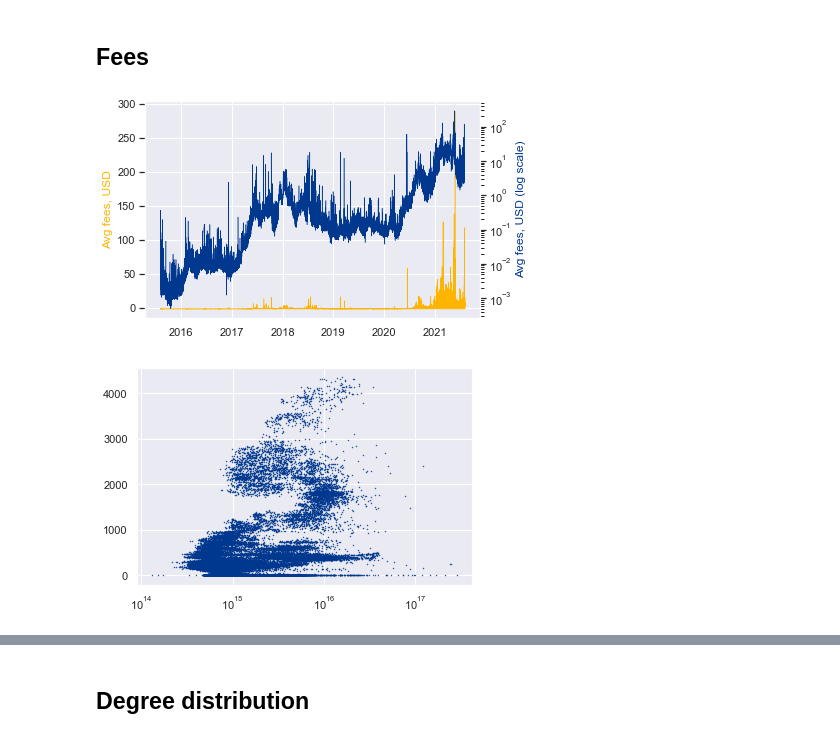
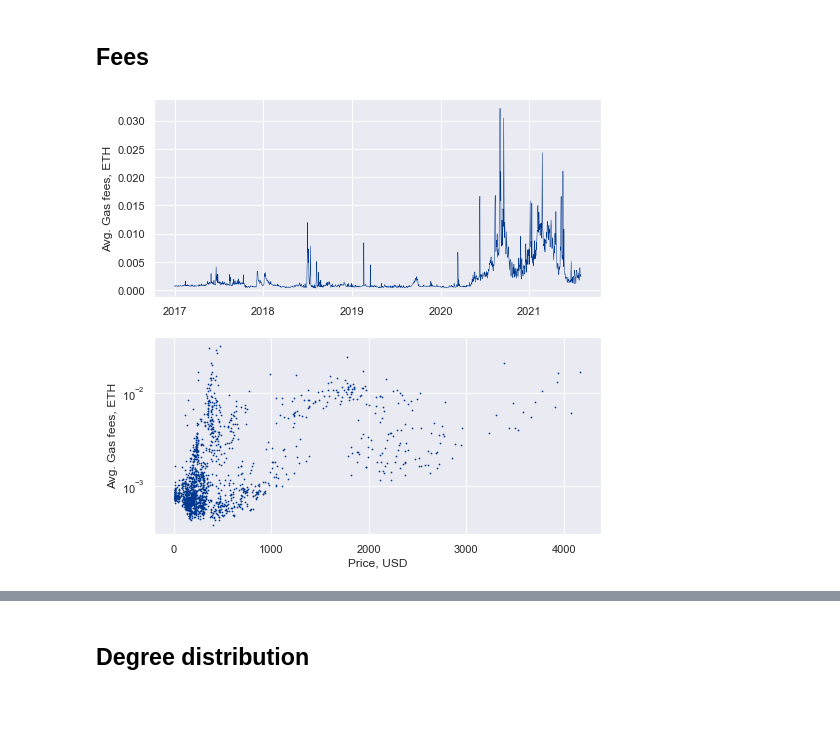
Before and after one commit to frebls/crypto-on-chain, a Jupyter notebook: data_analysis/EDA.ipynb, the cells around one changed output, grey strips where cells are left out. Saved outputs shown, nothing was run; the diff lists cells and outputs as text; code cells hidden in the pictures; blank space fills up the shorter version.

```diff
--- a/data_analysis/EDA.ipynb
+++ b/data_analysis/EDA.ipynb
@@ -443,25 +561,28 @@ where date(block_timestamp) <= '2021-07-30'
 group by date
 order by date
 # %%
-fig, ax1 = plt.subplots()
+fig, ax1 = plt.subplots(2, 1, figsize=(8, 8))
 
-ax1.fill_between(fee.date, fee.avg_fee_usd, color = pal[1], linewidth = .2)
-ax1.set_ylabel('Avg fees, USD', color = pal[1])
+ax1[0].plot(fee1.date, fee1.avg_fee_usd, color = pal[0], linewidth = .5)
+ax1[0].set_ylabel('Avg. Gas fees, ETH')
 
-ax2 = ax1.twinx()
-ax2.plot(fee.date, fee.avg_fee_usd, color = pal[0], linewidth = .2)
-ax2.set_ylabel('Avg fees, USD (log scale)', color = pal[0])
-ax2.set_yscale('log')
-ax2.grid(False)
+# ax2 = ax1[0].twinx()
+# ax2.plot(fee.date, fee.avg_fee_usd, color = pal[0], linewidth = .5)
+# ax2.set_ylabel('Avg fees, USD (log scale)', color = pal[0])
+# ax2.set_yscale('log')
+# ax2.grid(False)
+
+fee_ = fee1.merge(market_data1, on = 'date', how = 'left')
+
+ax1[1].scatter(fee_.close, fee_.avg_fee_usd, color = pal[0], s = .5)
+ax1[1].set_xlabel('Price, USD')
+ax1[1].set_ylabel('Avg. Gas fees, ETH')
+# ax1[1].set_xscale('log')
+ax1[1].set_yscale('log')
+
+# plt.tight_layout()
+# plt.show()
+
+plt.savefig("charts/avg_gas_fees.pdf")
 # %% [output]
-[figure, old version]
+[figure, new version]
-# %%
-fee_ = fee.merge(market_data, on = 'date', how = 'left')
-fee_.close.fillna(3, inplace=True)
-
-plt.scatter(fee_.avg_fee_usd, fee_.close, color = pal[0], s = .2) #[int(3e4):] #.replace(0, 3) #int(3e4)
-# plt.xlim(xmin = 0, xmax = 2e16)
-# plt.yscale('log')
-plt.xscale('log')
-# %% [output]
-[figure, removed]
```
Also changed, not shown: parts of 30 cells of this notebook.
